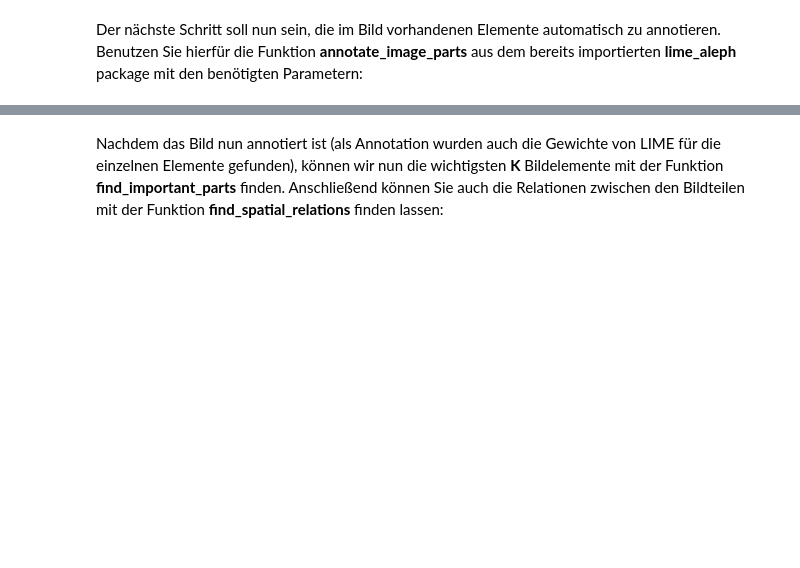
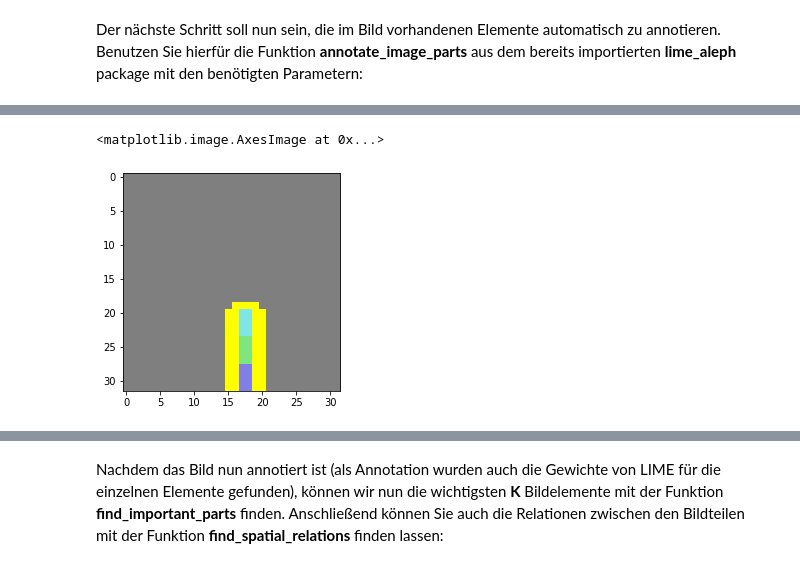
Before and after one commit to mc-lovin-mlem/LIME-Aleph, a Jupyter notebook: notebooks/lime_aleph_ki_campus.ipynb, the cells around one changed output, grey strips where cells are left out. Cells and saved outputs as stored; diff of their text form; code cells hidden in the pictures; blank space fills up the shorter version.

```diff
--- a/notebooks/lime_aleph_ki_campus.ipynb
+++ b/notebooks/lime_aleph_ki_campus.ipynb
@@ -48,0 +90,12 @@ Der nächste Schritt soll nun sein, die im Bild vorhandenen Elemente automatisch
+# %%
+import numpy as np
+print("Running LIME...")
+
+true_class = -1
+predictions = model.predict_proba(np.array([image])) #Probabilities
+predictions = np.squeeze(predictions) #to get rid of the third dimension
+true_class = np.argmax(predictions)
+
+# the softmax output for the two classes:
+print("Negative estimator:", predictions[0])
+print("Positive estimator:", predictions[1])
@@ -48,0 +106,19 @@ Der nächste Schritt soll nun sein, die im Bild vorhandenen Elemente automatisch
+# %%
+annotated_image = la.Image()
+annotated_image.true_class = true_class
+
+annotated_image.original_image = image
+
+
+from lime import lime_image
+from sources.own_segmentation.scikit_image import SegmentationAlgorithm
+import time
+
+n_lime_samples=1000
+
+explainer = lime_image.LimeImageExplainer(verbose=True)
+print('Starting the explanation generation process. This may take several minutes. Seriously. Grab a cup of coffee.')
+sf = SegmentationAlgorithm('quadratic', n_quads=8) # our own segmentation algorithm. A uniform grid.
+tmp = time.time()
+explanation = explainer.explain_instance(image, model.predict_proba, segmentation_fn=sf, top_labels=2, num_samples=n_lime_samples, hide_color=0)
+print("Elapsed time: " + str(time.time() - tmp))
@@ -48,0 +134,10 @@ Der nächste Schritt soll nun sein, die im Bild vorhandenen Elemente automatisch
+# %%
+import matplotlib.pyplot as plt
+from skimage.segmentation import mark_boundaries
+
+
+temp, mask = annotated_image.explanation.get_image_and_mask(true_class, positive_only=True, num_features=3, hide_rest=True)
+plt.imshow(mark_boundaries(temp / 2 + 0.5, mask))
+# %% [output]
+<matplotlib.image.AxesImage at 0x...>
+[figure, added]
```
Also changed, not shown: parts of 24 cells of this notebook, 6 other files.
